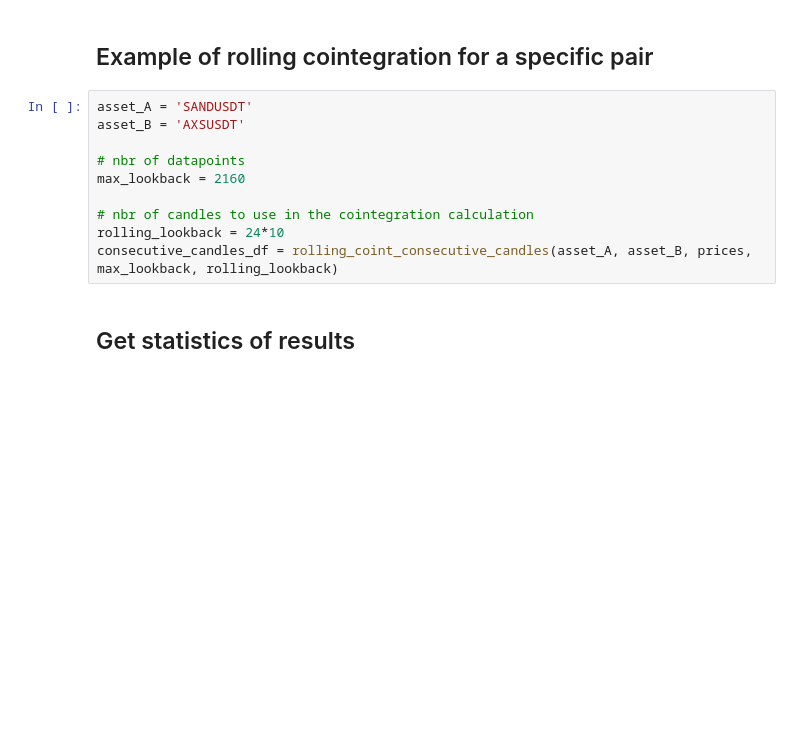
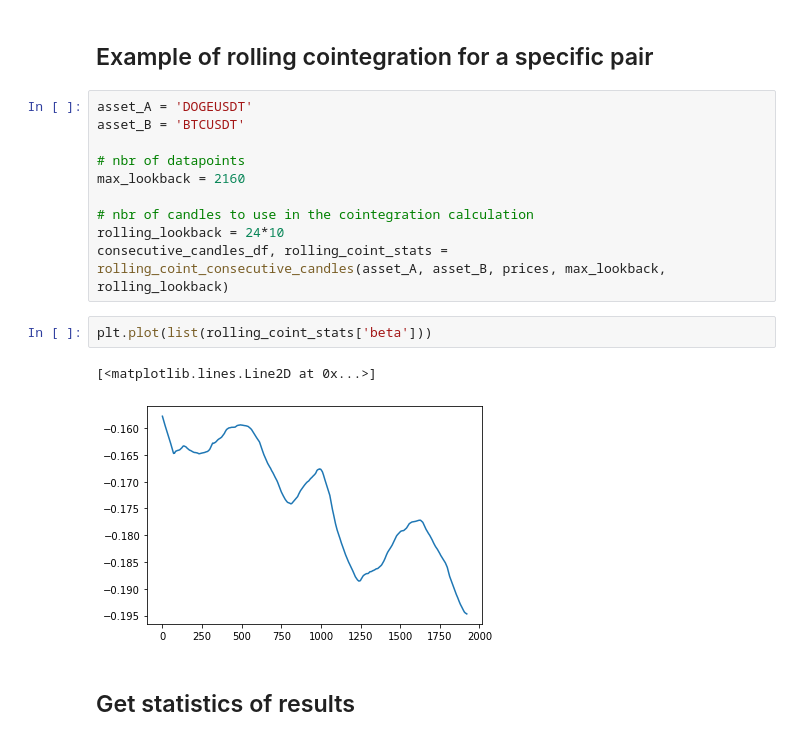
Before and after one commit to walidarbtg/cointegration, a Jupyter notebook: Rolling Cointegration.ipynb, the cells around one changed output. Saved outputs shown, nothing was run; the diff lists cells and outputs as text; blank space fills up the shorter version.

```diff
--- a/Rolling Cointegration.ipynb
+++ b/Rolling Cointegration.ipynb
@@ -110,15 +113,20 @@ def rolling_coint_consecutive_candles(asset_A, asset_B, prices, lookback_window,
 # %% [markdown]
 ## Example of rolling cointegration for a specific pair
 # %%
-asset_A = 'SANDUSDT'
-asset_B = 'AXSUSDT'
+asset_A = 'DOGEUSDT'
+asset_B = 'BTCUSDT'
 
 # nbr of datapoints
 max_lookback = 2160
 
 # nbr of candles to use in the cointegration calculation
 rolling_lookback = 24*10
-consecutive_candles_df = rolling_coint_consecutive_candles(asset_A, asset_B, prices, max_lookback, rolling_lookback)
+consecutive_candles_df, rolling_coint_stats = rolling_coint_consecutive_candles(asset_A, asset_B, prices, max_lookback, rolling_lookback)
+# %%
+plt.plot(list(rolling_coint_stats['beta']))
+# %% [output]
+[<matplotlib.lines.Line2D at 0x...>]
+[figure, added]
 # %% [markdown]
 ## Get statistics of results
 # %%
```
Also changed, not shown: parts of 9 cells of this notebook, 1 other file.
